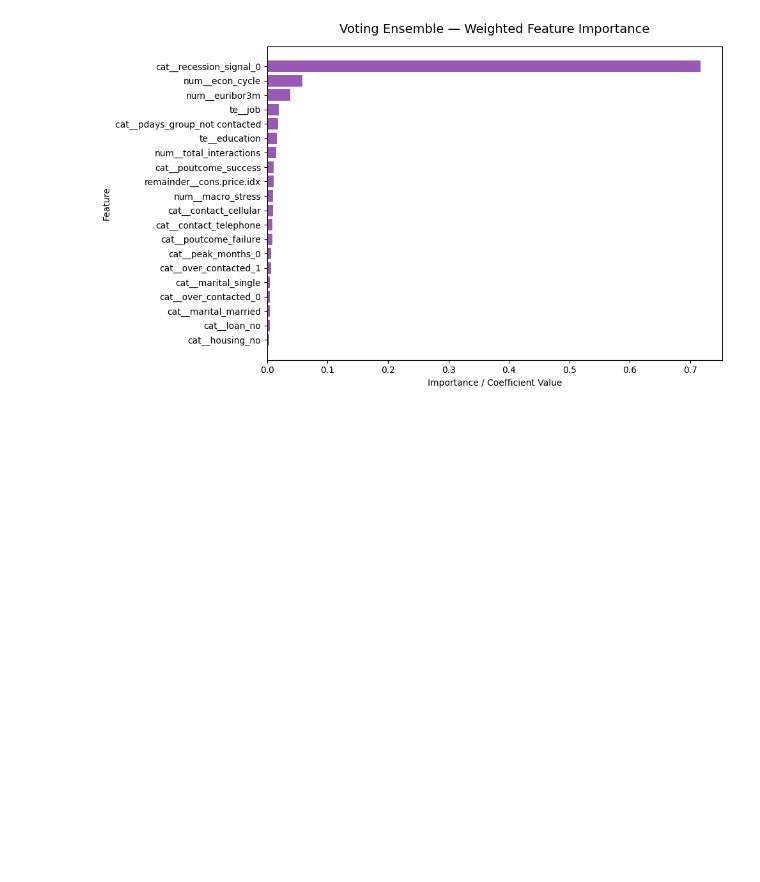
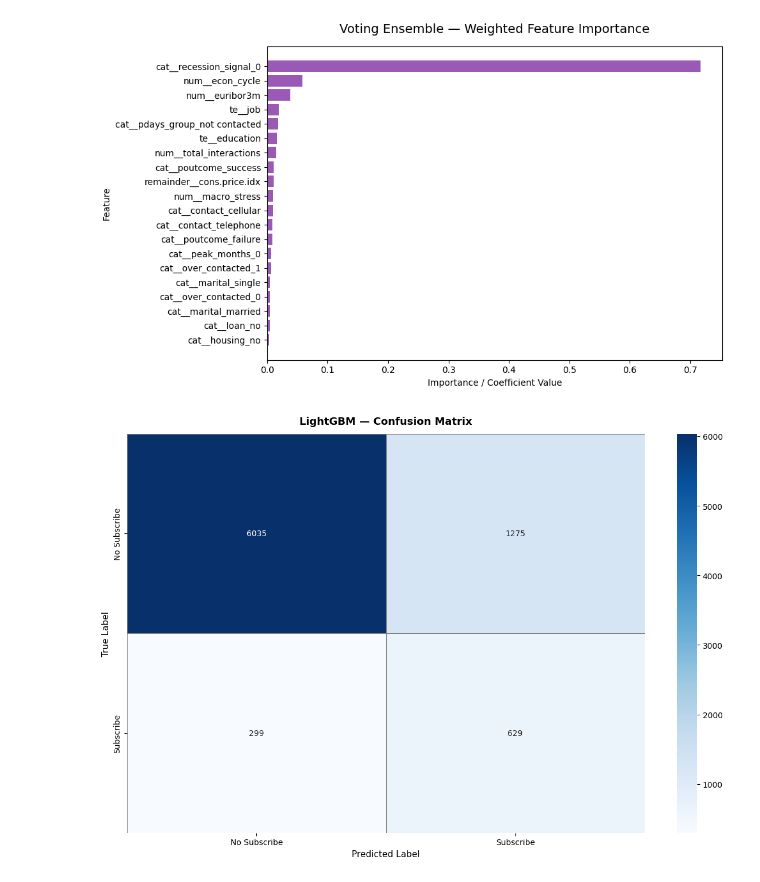
Before and after one commit to NitoBoritto/El_Farghaly_Bros., a Jupyter notebook: notebooks/expirement.ipynb, the cells around one changed output. Cells and saved outputs as stored; diff of their text form; code cells hidden in the pictures; blank space fills up the shorter version.

```diff
--- a/notebooks/expirement.ipynb
+++ b/notebooks/expirement.ipynb
@@ -1696,0 +1694,24 @@ sns.heatmap()
+# %%
+cm = confusion_matrix(y_test, lgbm_pred)
+labels = ["No Subscribe", "Subscribe"]
+
+plt.figure(figsize=(12, 8))
+sns.heatmap(
+    cm,
+    annot=True,
+    fmt="d",
+    cmap="Blues",
+    xticklabels=labels,
+    yticklabels=labels,
+    linewidths=0.5,
+    linecolor="gray"
+)
+
+plt.title("LightGBM — Confusion Matrix", fontsize=13, fontweight="bold", pad=12)
+plt.xlabel("Predicted Label", fontsize=11)
+plt.ylabel("True Label", fontsize=11)
+plt.tight_layout()
+plt.show()
+plt.show()
+# %% [output]
+[figure, added]
```
Also changed, not shown: parts of 2 cells of this notebook.
